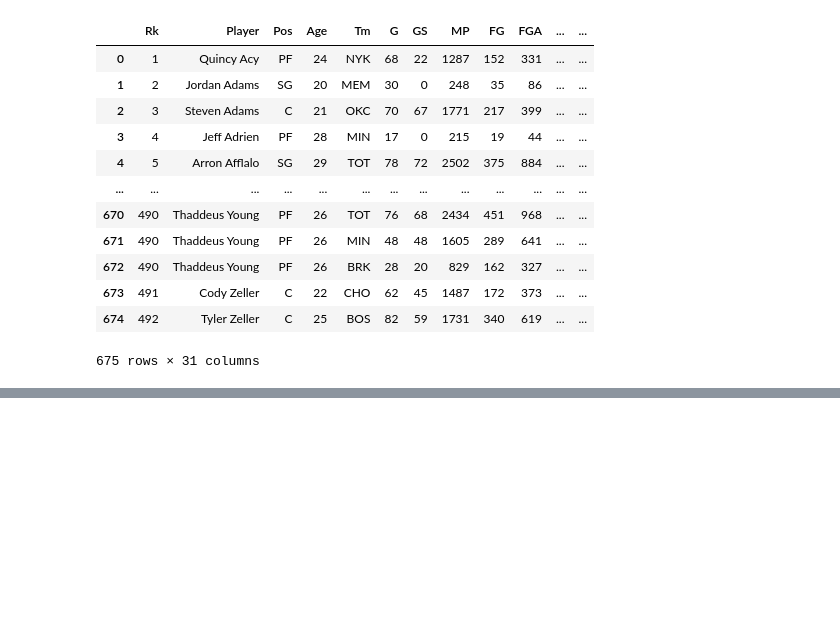
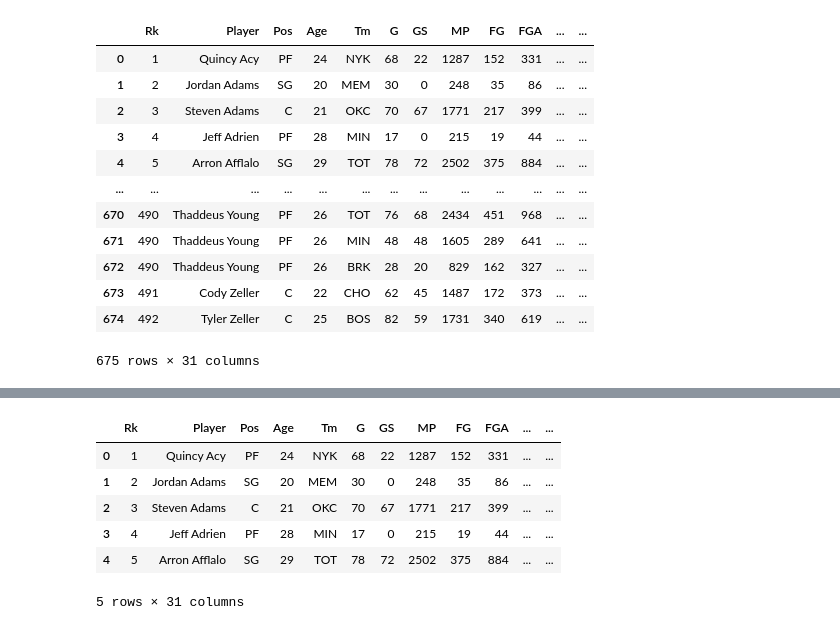
Before and after one commit to anu78600/Learning, a Jupyter notebook: 8.Pandas/Pandas-adv.ipynb, the cells around one changed output, grey strips where cells are left out. Drawn from its saved outputs; the diff is of its cells as text; code cells hidden in the pictures; blank space fills up the shorter version.

```diff
--- a/8.Pandas/Pandas-adv.ipynb
+++ b/8.Pandas/Pandas-adv.ipynb
@@ -181,0 +233,10 @@ df
+# %%
+df.head()
+# %% [output]
+|  | Rk | Player | Pos | Age | Tm | G | GS | MP | FG | FGA | ... | ... |
+| 0 | 1 | Quincy Acy | PF | 24 | NYK | 68 | 22 | 1287 | 152 | 331 | ... | ... |
+| 1 | 2 | Jordan Adams | SG | 20 | MEM | 30 | 0 | 248 | 35 | 86 | ... | ... |
+| 2 | 3 | Steven Adams | C | 21 | OKC | 70 | 67 | 1771 | 217 | 399 | ... | ... |
+| 3 | 4 | Jeff Adrien | PF | 28 | MIN | 17 | 0 | 215 | 19 | 44 | ... | ... |
+| 4 | 5 | Arron Afflalo | SG | 29 | TOT | 78 | 72 | 2502 | 375 | 884 | ... | ... |
+5 rows × 31 columns
```
Also changed, not shown: parts of 5 cells of this notebook.
